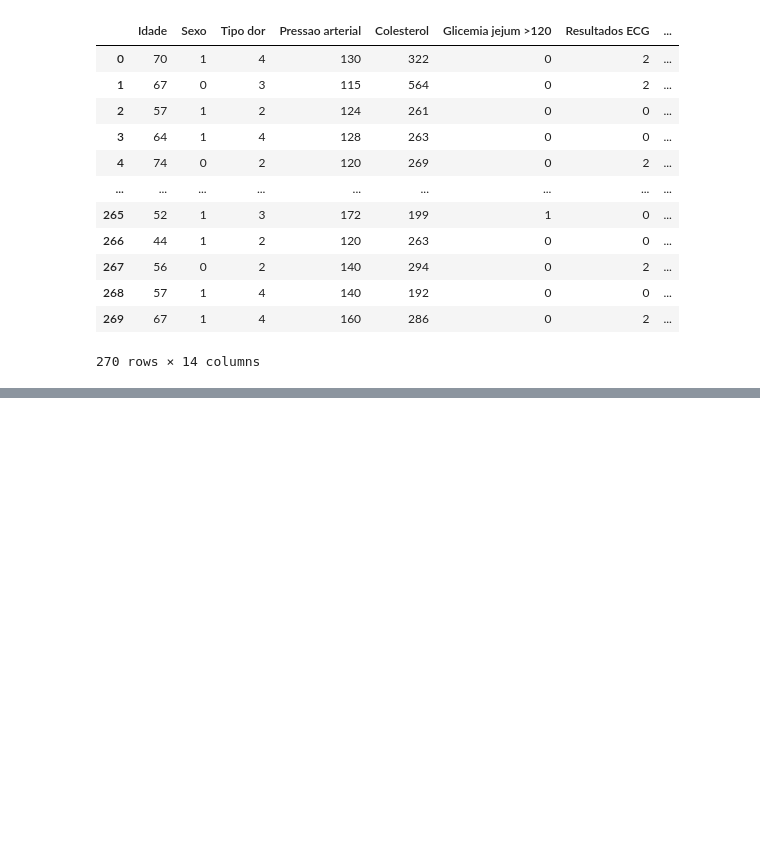
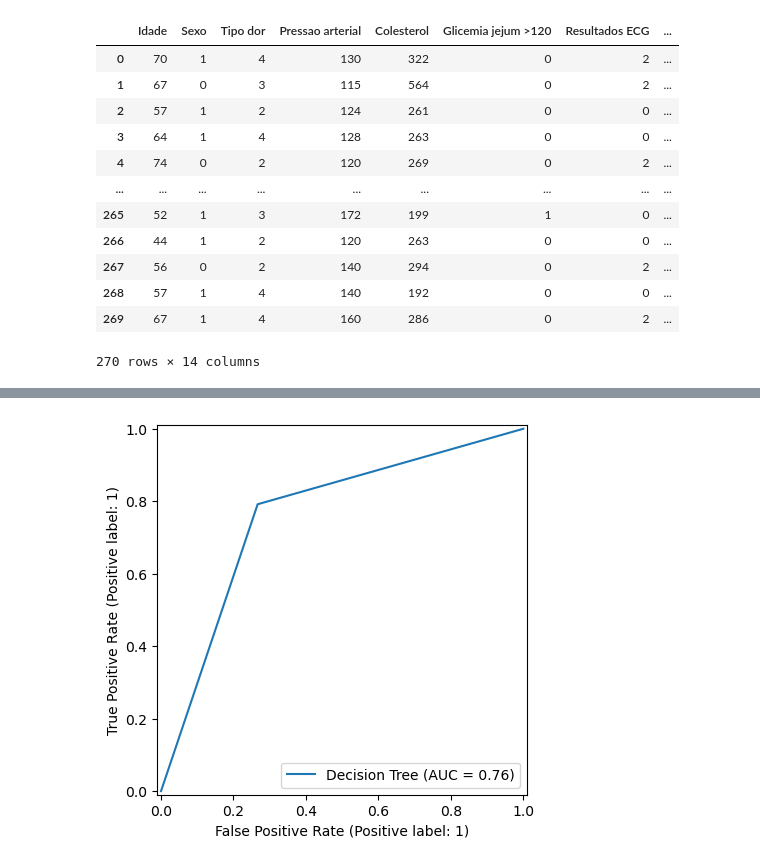
Before and after one commit to CrisNakamura/projeto_deteccao_doenca_cardiaca, a Jupyter notebook: projeto.ipynb, the cells around one changed output, grey strips where cells are left out. Cells and saved outputs as stored; diff of their text form; code cells hidden in the pictures; blank space fills up the shorter version.

Commit message:
[feat] Treinamento do modelo de Árvore de Decisão

```diff
--- a/projeto.ipynb
+++ b/projeto.ipynb
@@ -234,0 +246,2 @@ dados
+# %%
+X, y = dados.iloc[:, :-1], dados.iloc[:, -1]
@@ -234,0 +252,2 @@ dados
+# %%
+X_train, X_test, y_train, y_test = train_test_split(X, y, test_size=0.2, random_state=42, stratify=y)
@@ -234,0 +258,14 @@ dados
+# %%
+# Instanciando o modelo
+modelo_dt = DecisionTreeClassifier(random_state=0)
+
+# Treinando o modelo
+modelo_dt.fit(X_train, y_train)
+
+# Fazendo previsões
+y_pred_dt = modelo_dt.predict(X_test)
+
+# Avaliando a acurácia
+acuracia_dt = accuracy_score(y_test, y_pred_dt)
+
+print(f'Acurácia: {acuracia_dt * 100 :.2f} %')
@@ -234,0 +297,4 @@ dados
+# %%
+RocCurveDisplay.from_predictions(y_test, y_pred_dt, name='Decision Tree');
+# %% [output]
+[figure, added]
```
Also changed, not shown: parts of 8 cells of this notebook.
